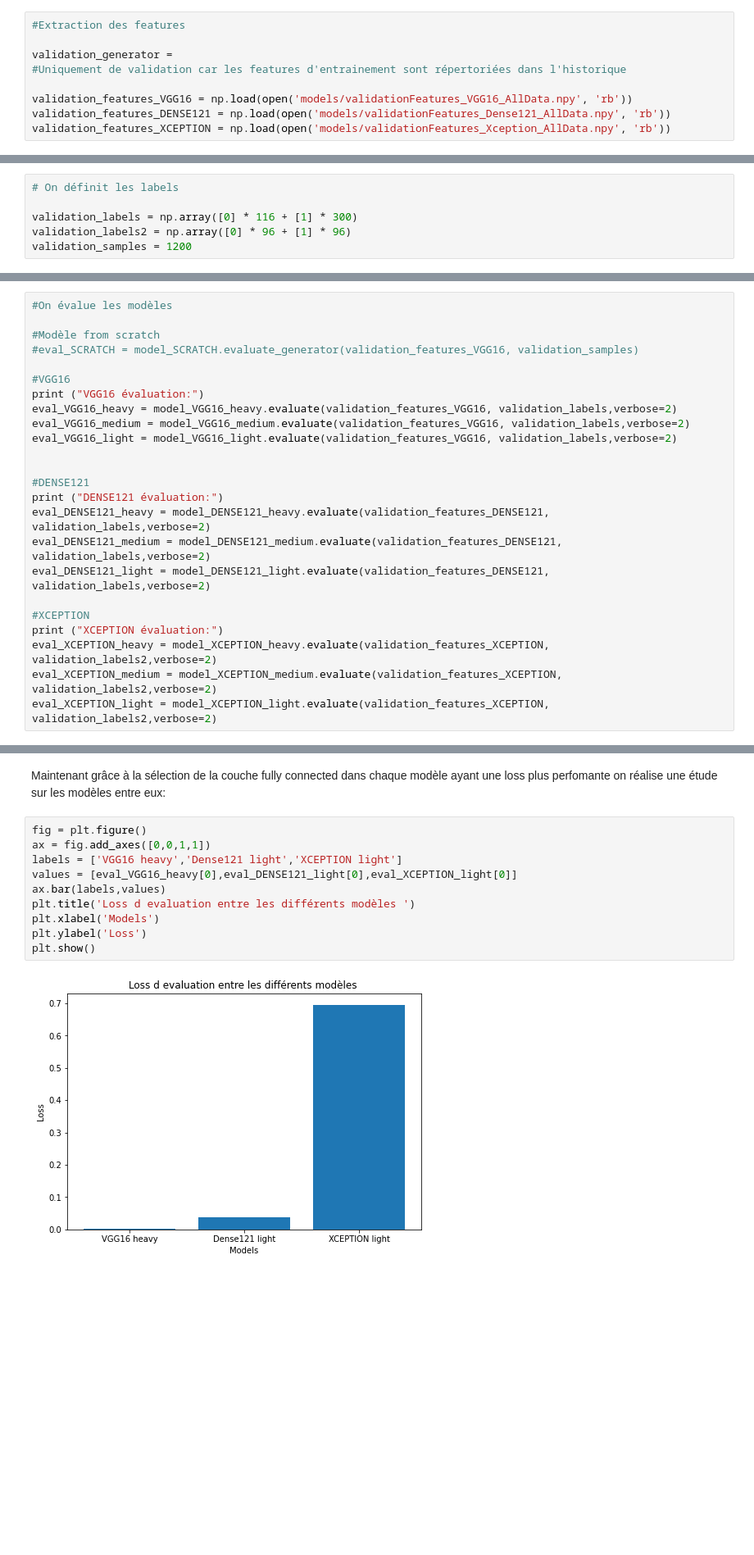
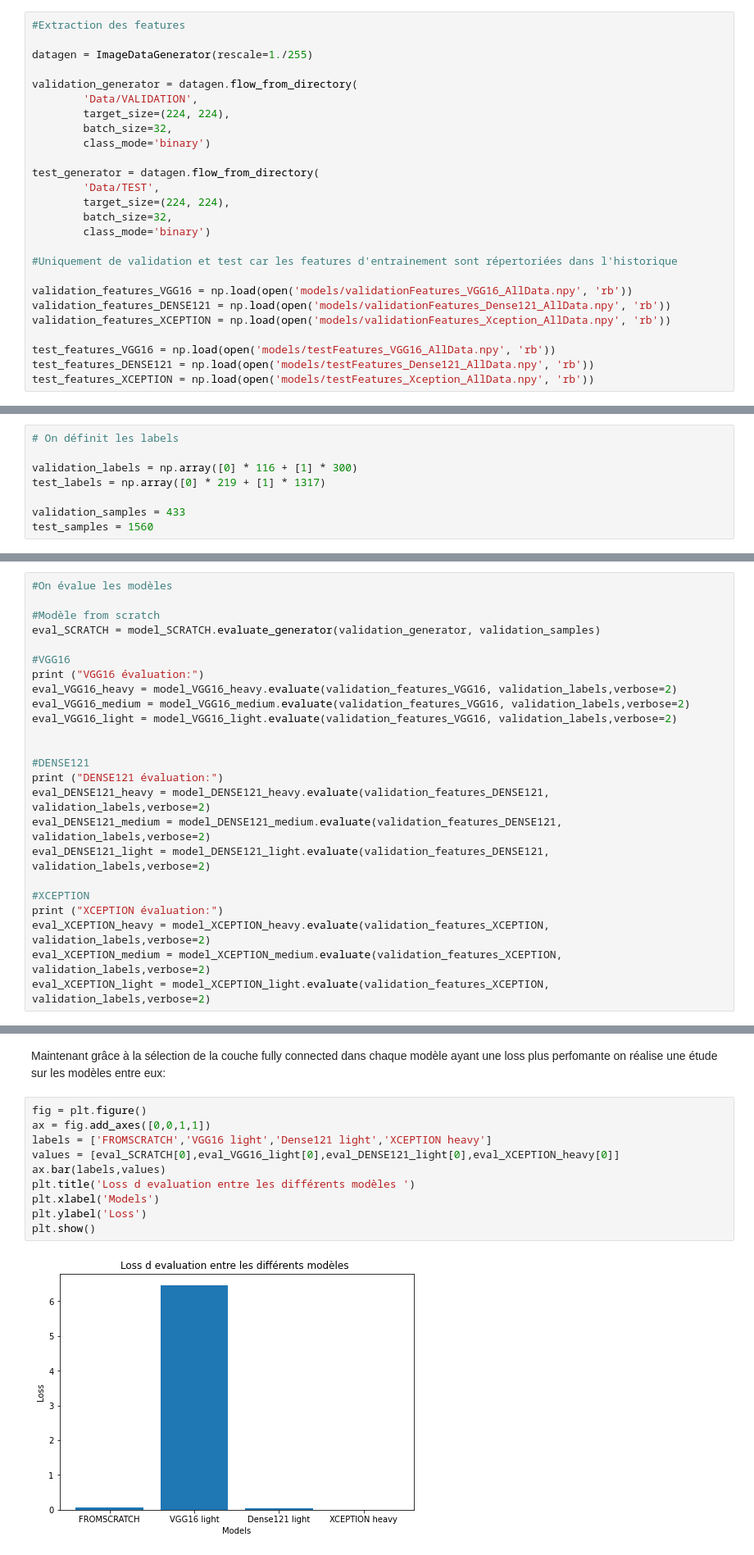
Before and after one commit to C19-Analyser/COVID_NORMAL_modelNotebook, a Jupyter notebook: allModelCompare.ipynb, the cells around one changed output, grey strips where cells are left out. Shown at 82% size. Cells and saved outputs as stored; diff of their text form; blank space fills up the shorter version.

```diff
--- a/allModelCompare.ipynb
+++ b/allModelCompare.ipynb
@@ -15,9 +16,26 @@ import tensorflow as tf
 # %%
 #Extraction des features
 
-validation_generator =
-#Uniquement de validation car les features d'entrainement sont répertoriées dans l'historique
+datagen = ImageDataGenerator(rescale=1./255)
+
+validation_generator = datagen.flow_from_directory(
+        'Data/VALIDATION',
+        target_size=(224, 224),
+        batch_size=32,
+        class_mode='binary')
+
+test_generator = datagen.flow_from_directory(
+        'Data/TEST',
+        target_size=(224, 224),
+        batch_size=32,
+        class_mode='binary')
+
+#Uniquement de validation et test car les features d'entrainement sont répertoriées dans l'historique
 
 validation_features_VGG16 = np.load(open('models/validationFeatures_VGG16_AllData.npy', 'rb'))
 validation_features_DENSE121 = np.load(open('models/validationFeatures_Dense121_AllData.npy', 'rb'))
 validation_features_XCEPTION = np.load(open('models/validationFeatures_Xception_AllData.npy', 'rb'))
+
+test_features_VGG16 = np.load(open('models/testFeatures_VGG16_AllData.npy', 'rb'))
+test_features_DENSE121 = np.load(open('models/testFeatures_Dense121_AllData.npy', 'rb'))
+test_features_XCEPTION = np.load(open('models/testFeatures_Xception_AllData.npy', 'rb'))
@@ -25,8 +46,10 @@ validation_features_XCEPTION = np.load(open('models/validationFeatures_Xception_
 # On définit les labels
 
 validation_labels = np.array([0] * 116 + [1] * 300)
-validation_labels2 = np.array([0] * 96 + [1] * 96)
-validation_samples = 1200
+test_labels = np.array([0] * 219 + [1] * 1317)
+
+validation_samples = 433
+test_samples = 1560
 # %%
 #Récupération des modèles avec les différentes couches fully connected
 
@@ -50,7 +73,7 @@ model_XCEPTION_light = tf.keras.models.load_model('../memory/FullModels/xception
 #On évalue les modèles
 
 #Modèle from scratch
-#eval_SCRATCH = model_SCRATCH.evaluate_generator(validation_features_VGG16, validation_samples)
+eval_SCRATCH = model_SCRATCH.evaluate_generator(validation_generator, validation_samples)
 
 #VGG16
 print ("VGG16 évaluation:")
@@ -67,7 +90,7 @@ eval_DENSE121_light = model_DENSE121_light.evaluate(validation_features_DENSE121
 
 #XCEPTION
 print ("XCEPTION évaluation:")
-eval_XCEPTION_heavy = model_XCEPTION_heavy.evaluate(validation_features_XCEPTION, validation_labels2,verbose=2)
-eval_XCEPTION_medium = model_XCEPTION_medium.evaluate(validation_features_XCEPTION, validation_labels2,verbose=2)
-eval_XCEPTION_light = model_XCEPTION_light.evaluate(validation_features_XCEPTION, validation_labels2,verbose=2)
+eval_XCEPTION_heavy = model_XCEPTION_heavy.evaluate(validation_features_XCEPTION, validation_labels,verbose=2)
+eval_XCEPTION_medium = model_XCEPTION_medium.evaluate(validation_features_XCEPTION, validation_labels,verbose=2)
+eval_XCEPTION_light = model_XCEPTION_light.evaluate(validation_features_XCEPTION, validation_labels,verbose=2)
 # %% [output]
@@ -142,13 +166,13 @@ Maintenant grâce à la sélection de la couche fully connected dans chaque mod
 # %%
 fig = plt.figure()
 ax = fig.add_axes([0,0,1,1])
-labels = ['VGG16 heavy','Dense121 light','XCEPTION light']
-values = [eval_VGG16_heavy[0],eval_DENSE121_light[0],eval_XCEPTION_light[0]]
+labels = ['FROMSCRATCH','VGG16 light','Dense121 light','XCEPTION heavy']
+values = [eval_SCRATCH[0],eval_VGG16_light[0],eval_DENSE121_light[0],eval_XCEPTION_heavy[0]]
 ax.bar(labels,values)
 plt.title('Loss d evaluation entre les différents modèles ')
 plt.xlabel('Models')
 plt.ylabel('Loss')
 plt.show()
 # %% [output]
-[figure, old version]
+[figure, new version]
 # %% [markdown]
```
Also changed, not shown: parts of 46 cells of this notebook.
